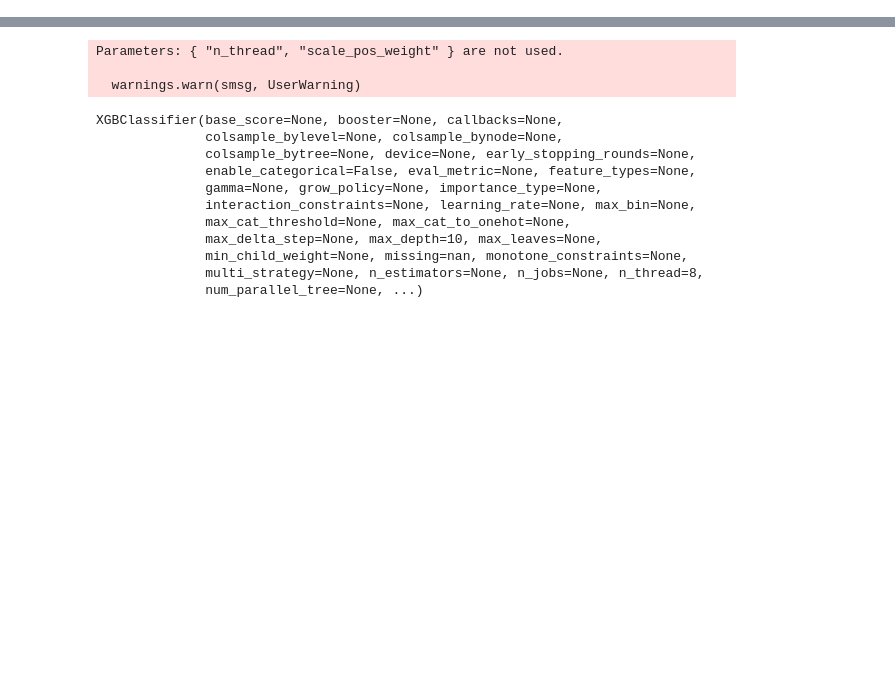
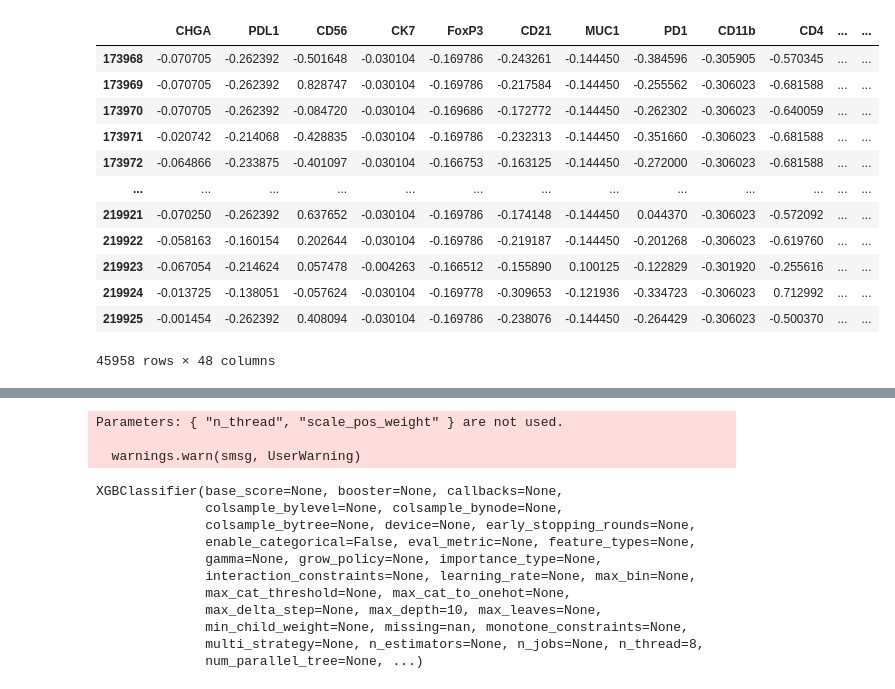
Before and after one commit to SchapiroLabor/spCellEval, a Jupyter notebook: src/crosstest_xgb.ipynb, the cells around one changed output, grey strips where cells are left out. Saved outputs shown, nothing was run; the diff lists cells and outputs as text; code cells hidden in the pictures; blank space fills up the shorter version.

```diff
--- a/src/crosstest_xgb.ipynb
+++ b/src/crosstest_xgb.ipynb
@@ -77,0 +47,16 @@ tonsil
+# %%
+be
+# %% [output]
+|  | CHGA | PDL1 | CD56 | CK7 | FoxP3 | CD21 | MUC1 | PD1 | CD11b | CD4 | ... | ... |
+| 173968 | -0.070705 | -0.262392 | -0.501648 | -0.030104 | -0.169786 | -0.243261 | -0.144450 | -0.384596 | -0.305905 | -0.570345 | ... | ... |
+| 173969 | -0.070705 | -0.262392 | 0.828747 | -0.030104 | -0.169786 | -0.217584 | -0.144450 | -0.255562 | -0.306023 | -0.681588 | ... | ... |
+| 173970 | -0.070705 | -0.262392 | -0.084720 | -0.030104 | -0.169686 | -0.172772 | -0.144450 | -0.262302 | -0.306023 | -0.640059 | ... | ... |
+| 173971 | -0.020742 | -0.214068 | -0.428835 | -0.030104 | -0.169786 | -0.232313 | -0.144450 | -0.351660 | -0.306023 | -0.681588 | ... | ... |
+| 173972 | -0.064866 | -0.233875 | -0.401097 | -0.030104 | -0.166753 | -0.163125 | -0.144450 | -0.272000 | -0.306023 | -0.681588 | ... | ... |
+| ... | ... | ... | ... | ... | ... | ... | ... | ... | ... | ... | ... | ... |
+| 219921 | -0.070250 | -0.262392 | 0.637652 | -0.030104 | -0.169786 | -0.174148 | -0.144450 | 0.044370 | -0.306023 | -0.572092 | ... | ... |
+| 219922 | -0.058163 | -0.160154 | 0.202644 | -0.030104 | -0.169786 | -0.219187 | -0.144450 | -0.201268 | -0.306023 | -0.619760 | ... | ... |
+| 219923 | -0.067054 | -0.214624 | 0.057478 | -0.004263 | -0.166512 | -0.155890 | 0.100125 | -0.122829 | -0.301920 | -0.255616 | ... | ... |
+| 219924 | -0.013725 | -0.138051 | -0.057624 | -0.030104 | -0.169778 | -0.309653 | -0.121936 | -0.334723 | -0.306023 | 0.712992 | ... | ... |
+| 219925 | -0.001454 | -0.262392 | 0.408094 | -0.030104 | -0.169786 | -0.238076 | -0.144450 | -0.264429 | -0.306023 | -0.500370 | ... | ... |
+45958 rows × 48 columns
```
Also changed, not shown: parts of 21 cells of this notebook.
